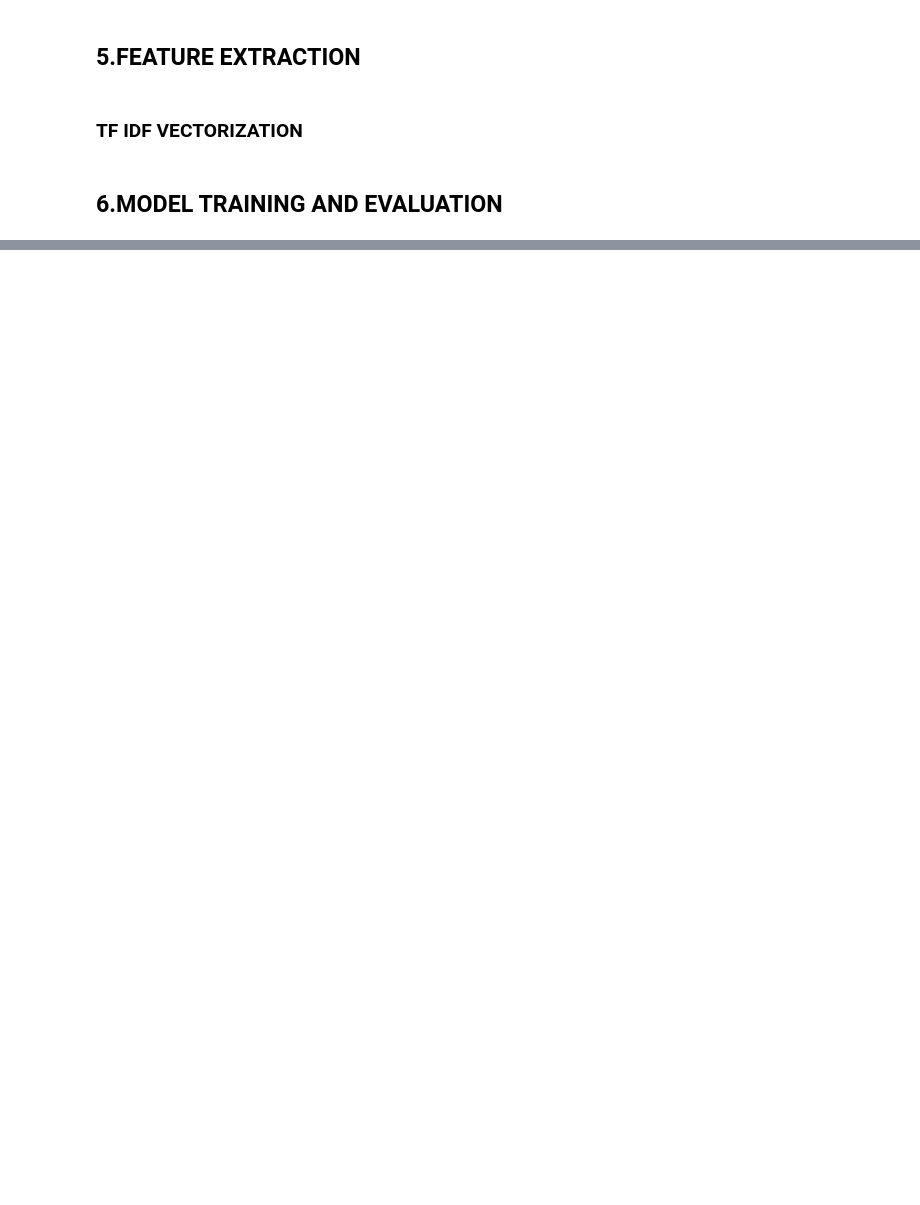
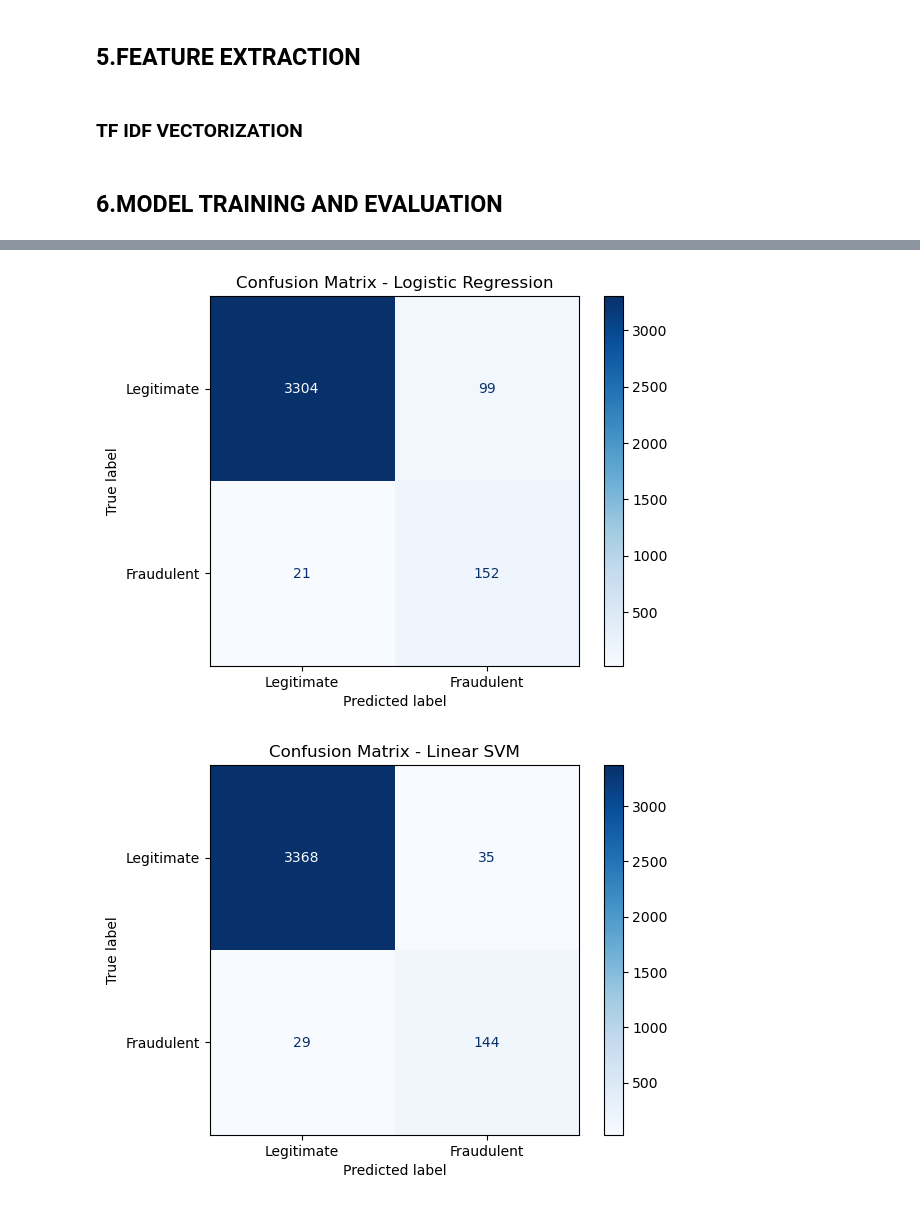
Before and after one commit to 02081999/FAKE-JOB-DETECTOR, a Jupyter notebook: FAKE_JOB_DETECTOR.ipynb, the cells around one changed output, grey strips where cells are left out. Drawn from its saved outputs; the diff is of its cells as text; code cells hidden in the pictures; blank space fills up the shorter version.

```diff
--- a/FAKE_JOB_DETECTOR.ipynb
+++ b/FAKE_JOB_DETECTOR.ipynb
@@ -10,7 +10,7 @@ import seaborn as sns
 # %% [markdown]
 ## 2.DATA LOADING
 # %%
-df = pd.read_csv(r"C:\Users\user\Music\FINAL_PROJECTS\PROJECT1_FAKE_JOB_DETECTOR\archive\fake_job_postings.csv")
+df = pd.read_csv(r"C:\Users\user\Videos\fake\fake_job_postings.csv")
 df.head()
 # %% [output]
 |  | job_id | title | location | department | salary_range | company_profile | description | requirements | ... |
@@ -370,3 +274,0 @@ If we applied SMOTE to the test set, we’d be testing on artificial data, which
-# %%
-model = LogisticRegression()
-model.fit(X_train_res, y_train_res)
@@ -582,0 +326,18 @@ ROC-AUC = 0.98 means excellent separability.
+# %%
+from sklearn.metrics import classification_report
+
+# Dictionary of trained models
+models = {
+    "Logistic Regression": lr,
+    "Linear SVM": svm,
+    "XGBoost": xgb
+}
+
+# Evaluate each model
+for name, model in models.items():
+    print(f"\n=== {name} ===")
+
+    y_pred = model.predict(X_test)
+
+    # Classification report shows precision, recall, and F1-score
+    print(classification_report(y_test, y_pred, digits=4))
@@ -582,0 +362,24 @@ ROC-AUC = 0.98 means excellent separability.
+# %%
+from sklearn.metrics import confusion_matrix, ConfusionMatrixDisplay
+import matplotlib.pyplot as plt
+
+# Dictionary of trained models
+models = {
+    "Logistic Regression": lr,
+    "Linear SVM": svm,
+    "XGBoost": xgb
+}
+
+for name, model in models.items():
+    y_pred = model.predict(X_test)
+    cm = confusion_matrix(y_test, y_pred)
+
+    # Display confusion matrix
+    disp = ConfusionMatrixDisplay(confusion_matrix=cm, display_labels=['Legitimate', 'Fraudulent'])
+    disp.plot(cmap=plt.cm.Blues)
+    plt.title(f"Confusion Matrix - {name}")
+    plt.savefig("all_confusion_matrix")
+    plt.show()
+# %% [output]
+[figure, added]
+[figure, added]
```
Also changed, not shown: parts of 45 cells of this notebook.
